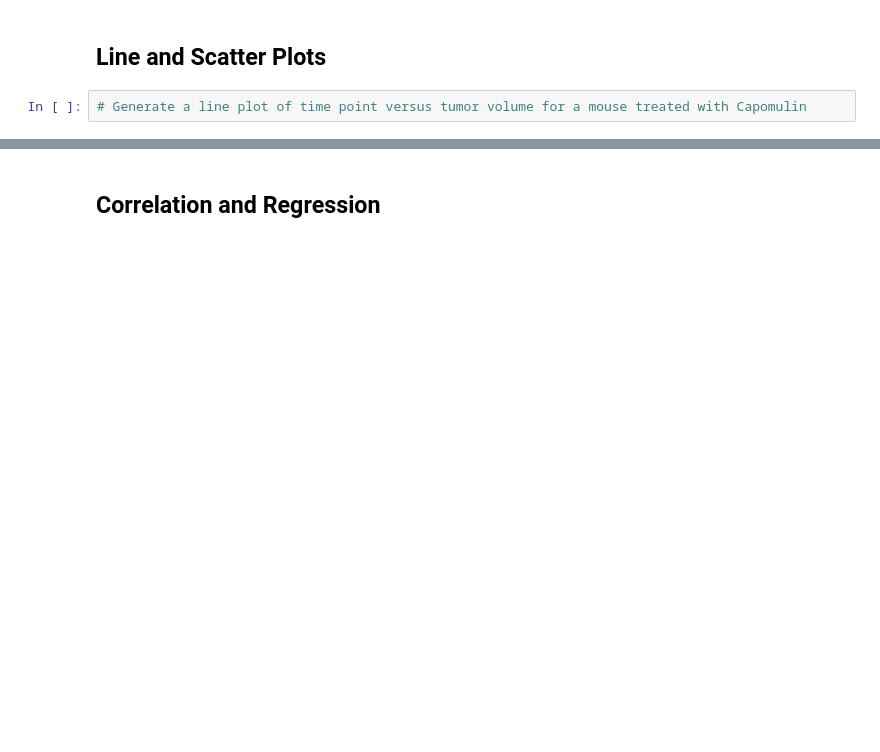
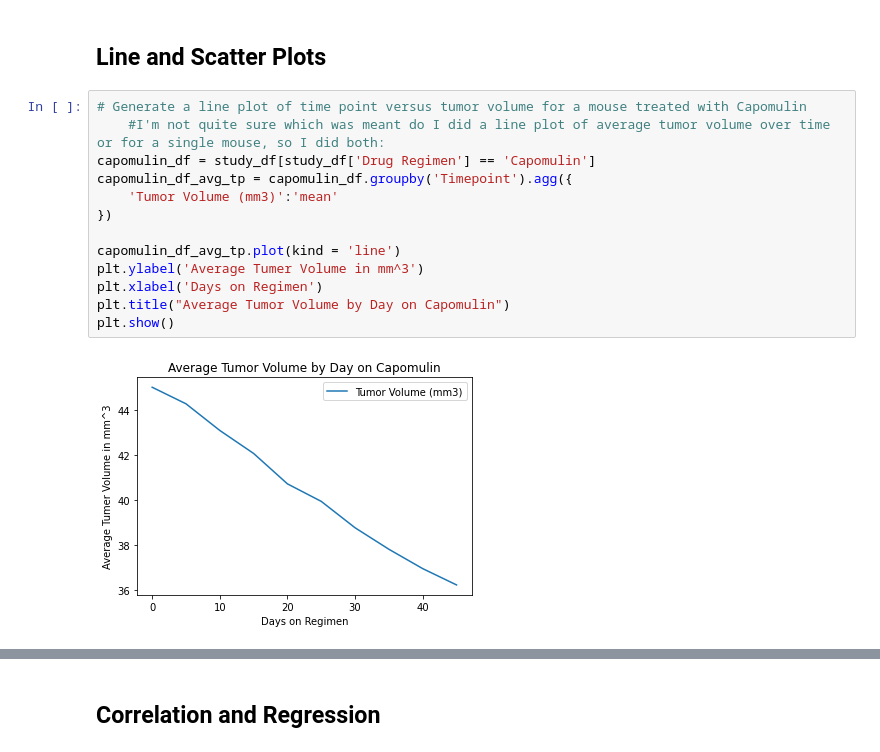
Before and after one commit to psychicesp/Matplotlib-Challenge, a Jupyter notebook: Pymaceuticals/pymaceuticals_starter.ipynb, the cells around one changed output, grey strips where cells are left out. Saved outputs shown, nothing was run; the diff lists cells and outputs as text; blank space fills up the shorter version.

```diff
--- a/Pymaceuticals/pymaceuticals_starter.ipynb
+++ b/Pymaceuticals/pymaceuticals_starter.ipynb
@@ -245,4 +273,17 @@ tumor_vol = []
 # %% [markdown]
 ## Line and Scatter Plots
-# %%
-# Generate a line plot of time point versus tumor volume for a mouse treated with Capomulin
+# %%
+# Generate a line plot of time point versus tumor volume for a mouse treated with Capomulin
+    #I'm not quite sure which was meant do I did a line plot of average tumor volume over time or for a single mouse, so I did both:
+capomulin_df = study_df[study_df['Drug Regimen'] == 'Capomulin']
+capomulin_df_avg_tp = capomulin_df.groupby('Timepoint').agg({
+    'Tumor Volume (mm3)':'mean'
+})
+
+capomulin_df_avg_tp.plot(kind = 'line')
+plt.ylabel('Average Tumer Volume in mm^3')
+plt.xlabel('Days on Regimen')
+plt.title("Average Tumor Volume by Day on Capomulin")
+plt.show()
+# %% [output]
+[figure, added]
```
Also changed, not shown: parts of 8 cells of this notebook.
